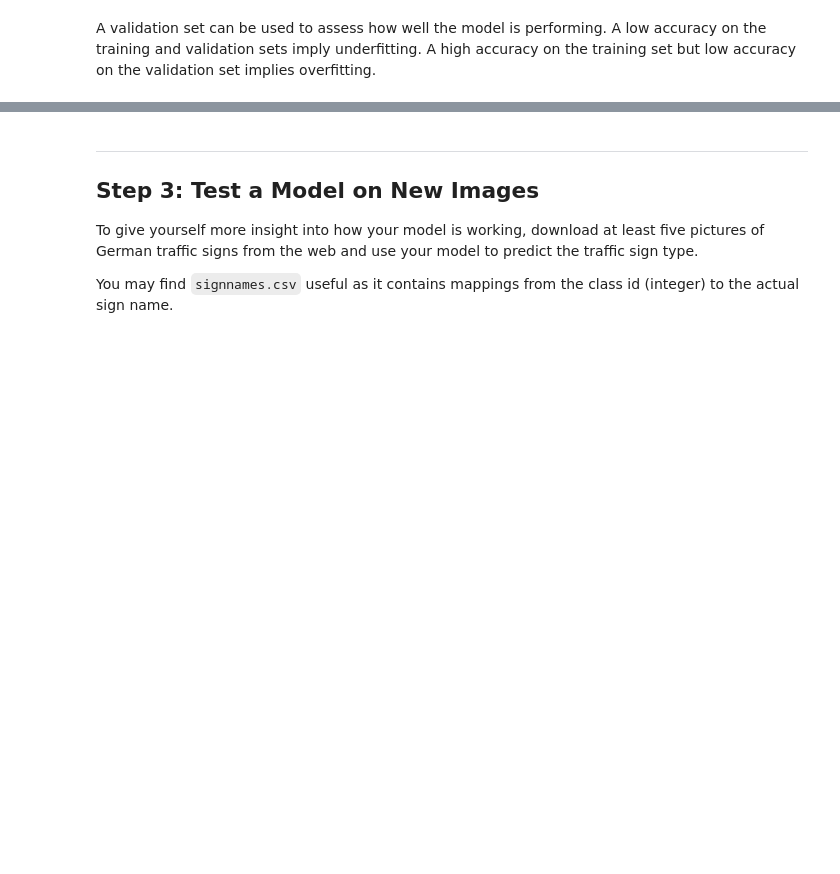
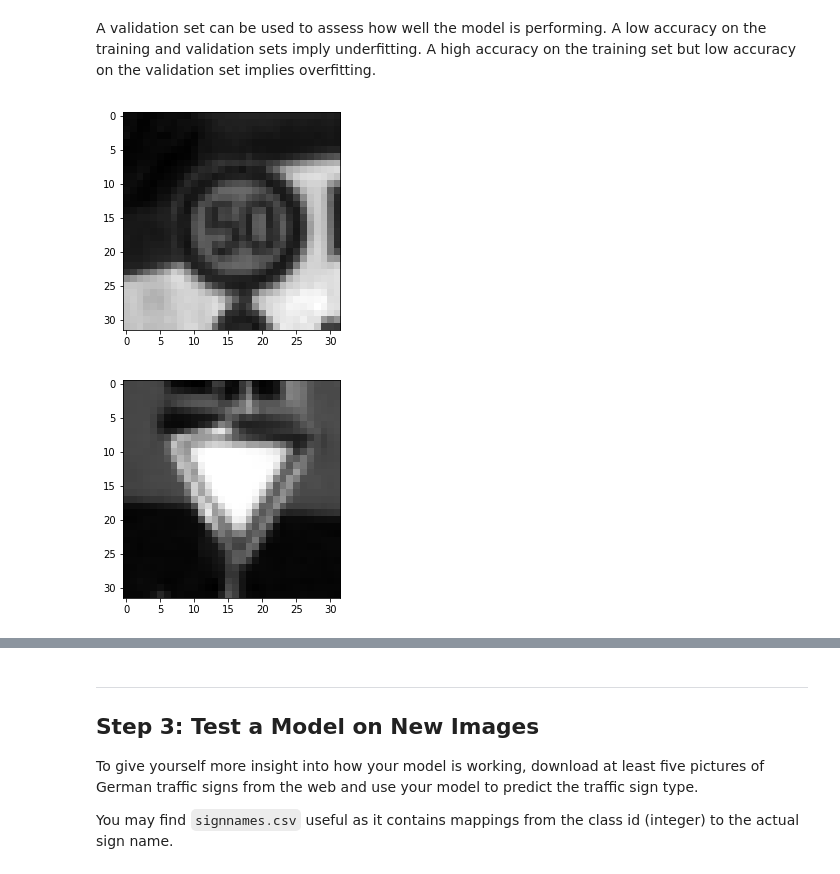
Before and after one commit to thejerrytan/CarND-Traffic-Sign-Classifier-Project, a Jupyter notebook: Traffic_Sign_Classifier.ipynb, the cells around one changed output, grey strips where cells are left out. Drawn from its saved outputs; the diff is of its cells as text; code cells hidden in the pictures; blank space fills up the shorter version.

```diff
--- a/Traffic_Sign_Classifier.ipynb
+++ b/Traffic_Sign_Classifier.ipynb
@@ -240,3 +272,83 @@ def LeNet(x):
 # %% [markdown]
 A validation set can be used to assess how well the model is performing. A low accuracy on the training and validation
 sets imply underfitting. A high accuracy on the training set but low accuracy on the validation set implies overfitting.
+# %%
+# Data augmentation
+import cv2
+
+def random_rotation(img, rot_range):
+    tilt = np.random.randint(-rot_range, rot_range)
+    M = cv2.getRotationMatrix2D((img.shape[0]/2, img.shape[1]/2), tilt, 1)
+    dst = cv2.warpAffine(img, M, (img.shape[0], img.shape[1]))
+    return np.reshape(dst, (1, dst.shape[0], dst.shape[1], img.shape[2]))
+
+def random_shift(img, shift_range):
+    dx, dy = np.random.uniform(-shift_range, shift_range, 2)
+    M = np.float32([[1, 0, dx], [0, 1, dy]])
+    dst = cv2.warpAffine(img, M, (img.shape[0], img.shape[1]))
+    return np.reshape(dst, (1, dst.shape[0], dst.shape[1], img.shape[2]))
+
+def random_zoom(img, scale_range):
+    scale = np.random.uniform(1, scale_range, 1)
+    orig_size = (img.shape[0], img.shape[1])
+    res = cv2.resize(img, None, fx=scale, fy=scale, interpolation = cv2.INTER_CUBIC)
+    res = res[0:orig_size[0], 0:orig_size[1]]
+    return np.reshape(res, (1, res.shape[0], res.shape[1], img.shape[2]))
+
+def augment_data(dataset, dataset_labels, augmentation_factor=1, use_random_rotation=True, use_random_shift=True, use_random_zoom=True):
+    if use_random_rotation:
+        augmented_image_rotation = np.empty([dataset.shape[0] * augmentation_factor, dataset[0].shape[0], dataset[0].shape[1], dataset[0].shape[2]], dtype=np.float32)
+    else:
+        augmented_image_rotation = np.empty([0, dataset[0].shape[0], dataset[0].shape[1], dataset[0].shape[2]], dtype=np.float32)
+    if use_random_shift:
+        augmented_image_shift = np.empty([dataset.shape[0] * augmentation_factor, dataset[0].shape[0], dataset[0].shape[1], dataset[0].shape[2]], dtype=np.float32)
+    else:
+        augmented_image_shift = np.empty([0, dataset[0].shape[0], dataset[0].shape[1], dataset[0].shape[2]], dtype=np.float32)
+    if use_random_zoom:
+        augmented_image_zoom = np.empty([dataset.shape[0] * augmentation_factor, dataset[0].shape[0], dataset[0].shape[1], dataset[0].shape[2]], dtype=np.float32)
+    else:
+        augmented_image_zoom = np.empty([0, dataset[0].shape[0], dataset[0].shape[1], dataset[0].shape[2]], dtype=np.float32)
+    augmented_image_labels = list(dataset_labels)
+    for num in range(0, dataset.shape[0]):
+        for i in range(0, augmentation_factor):
+            idx = (num * augmentation_factor) + i
+            if use_random_rotation:
+                augmented_image_rotation[idx] = random_rotation(dataset[num], 20)
+                augmented_image_labels.append(dataset_labels[num])
+
+            if use_random_shift:
+                augmented_image_shift[idx] = random_shift(dataset[num], 0.2)
+                augmented_image_labels.append(dataset_labels[num])
+
+            if use_random_zoom:
+                augmented_image_zoom[idx]= random_zoom(dataset[num], 2.0)
+                augmented_image_labels.append(dataset_labels[num])
+
+#     return np.concatenate((np.dataset, augmented_image)), np.array(augmented_image_labels)
+    return np.concatenate((dataset, augmented_image_rotation, augmented_image_shift, augmented_image_zoom)) , np.array(augmented_image_labels)
+
+# Test augmentation
+X_train_shuffled, y_train_shuffled = shuffle(X_train_gray, y_train)
+# X_train_augmented, y_train_augmented = augment_data(X_train_shuffled[0:5], y_train_shuffled[0:5], use_random_rotation=True, use_random_shift=False, use_random_zoom=False)
+# for idx in range(0, X_train_augmented.shape[0]):
+#     img = X_train_augmented[idx]
+#     plt.figure()
+#     plt.imshow(img, cmap='gray')
+
+# Test translation
+# X_train_augmented, y_train_augmented = augment_data(X_train_shuffled[0:5], y_train_shuffled[0:5], use_random_rotation=False, use_random_shift=True, use_random_zoom=False)
+# for idx in range(0, X_train_augmented.shape[0]):
+#     img = X_train_augmented[idx]
+#     plt.figure()
+#     plt.imshow(img, cmap='gray')
+
+# Test scaling
+X_train_augmented, y_train_augmented = augment_data(X_train_shuffled[0:5], y_train_shuffled[0:5], use_random_rotation=False, use_random_shift=False, use_random_zoom=True)
+for idx in range(0, X_train_augmented.shape[0]):
+    img = X_train_augmented[idx]
+    img = np.reshape(img, (img.shape[0], img.shape[1]))
+    plt.figure()
+    plt.imshow(img, cmap='gray')
+# %% [output]
+[figure, added]
+[figure, added]
```
Also changed, not shown: parts of 16 cells of this notebook, 14 other files.
